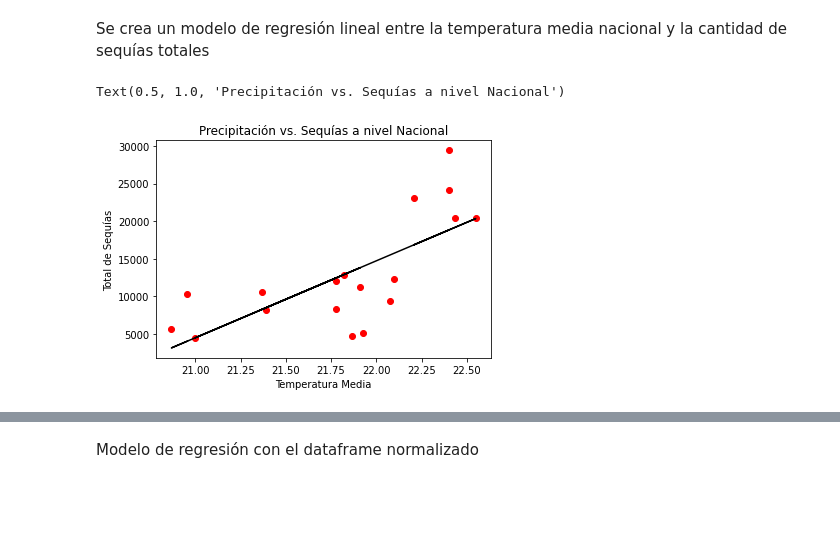
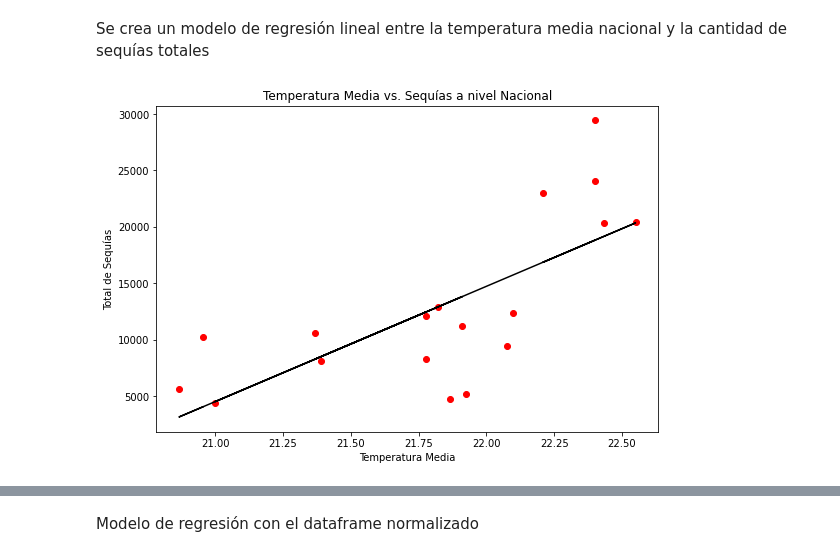
Before and after one commit to AdrianDiazGaxiola/Proyecto-Final, a Jupyter notebook: Sequías.ipynb, the cells around one changed output, grey strips where cells are left out. Drawn from its saved outputs; the diff is of its cells as text; code cells hidden in the pictures; blank space fills up the shorter version.

```diff
--- a/Sequías.ipynb
+++ b/Sequías.ipynb
@@ -535,7 +552,7 @@ Se crea un dataframe con la temperatura media anual nacional y el total de sequ
 # %%
 df = df_completo[(df_completo["ANIO"]>=2003) & (df_completo["ENTIDAD"]=="NAC") & (df_completo["MES"]=="ANUAL")]
 
-df = df[['ANIO', 'MES', 'T_Med',]]
+df = df[['ANIO', 'MES', 'T_Med', 'Precipitacion']]
 
 totalseq = df4.Total_Sequías.to_list()
 
@@ -580,0 +584,12 @@ Total_Sequías  0.717422       1.000000
+# %%
+df1 = df[['T_Med', 'Precipitacion', 'Total_Sequías']]
+
+c = df1.corr()
+
+print (c)
+
+plt.figure(figsize=(10, 6))
+plt.title("Correlación entre temperatura media, precipitación y total de sequías a nivel nacional")
+sns.heatmap(c, cmap = 'BuPu', annot=True)
+
+plt.savefig("Correlación entre temperatura media, precipitación y total de sequías a nivel nacional.jpg", bbox_inches="tight")
@@ -583,14 +604,16 @@ Se crea un modelo de regresión lineal entre la temperatura media nacional y la
 # %%
 X = df1[['T_Med']]
 y = df1['Total_Sequías']
 regressor = LinearRegression()
 regressor.fit(X, y)
 
+plt.figure(figsize=(9, 6))
 plt.plot(X, y, 'ro')
 plt.plot(X, regressor.predict(X), '-k')
 plt.xlabel('Temperatura Media')
 plt.ylabel('Total de Sequías')
-plt.title('Precipitación vs. Sequías a nivel Nacional')
+plt.title('Temperatura Media vs. Sequías a nivel Nacional')
+
+plt.savefig('Temperatura Media vs. Sequías a nivel Nacional.jpg', bbox_inches="tight")
 # %% [output]
-Text(0.5, 1.0, 'Precipitación vs. Sequías a nivel Nacional')
-[figure, old version]
+[figure, new version]
```
Also changed, not shown: parts of 12 cells of this notebook.
